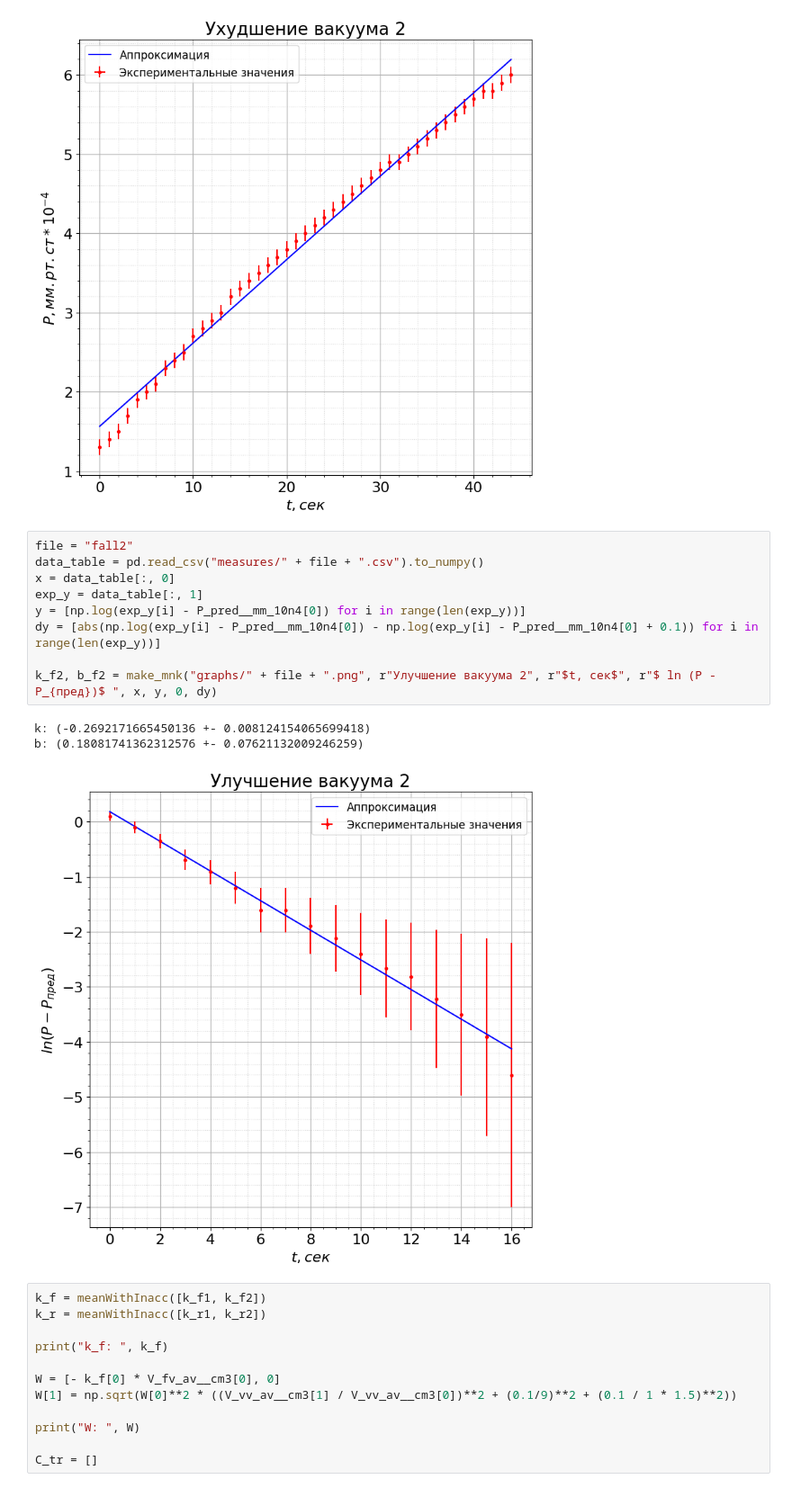
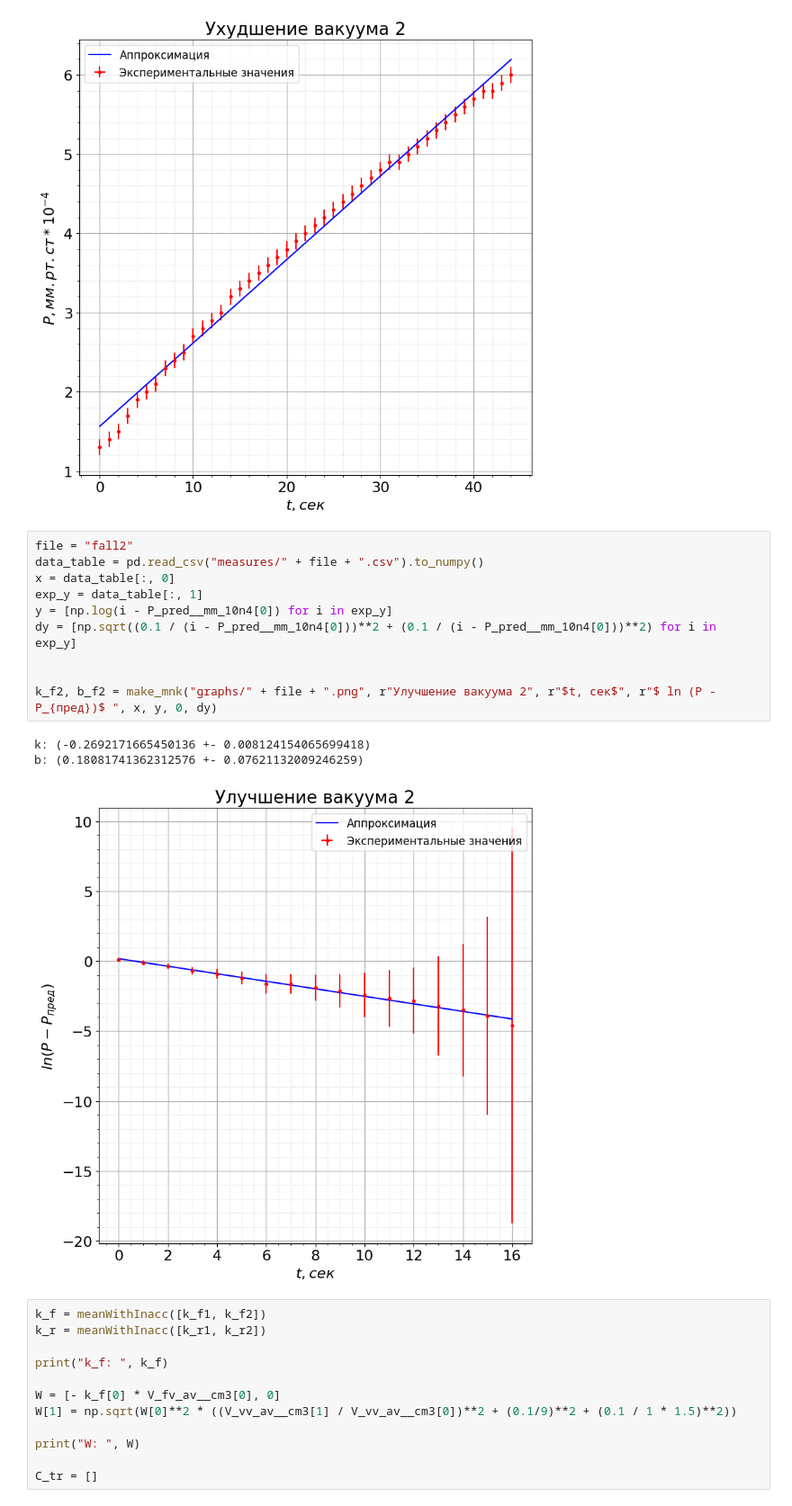
Before and after one commit to victorbaldin56/MIPT_PhysLabs, a Jupyter notebook: 2.3.1/calcs.ipynb, the cells around one changed output. Shown: that part at 90% size. Cells and saved outputs as stored; diff of their text form.

```diff
--- a/2.3.1/calcs.ipynb
+++ b/2.3.1/calcs.ipynb
@@ -164,16 +164,17 @@ b: (1.5643478273939124 +- 0.0374745274915856)
 # %%
 file = "fall2"
 data_table = pd.read_csv("measures/" + file + ".csv").to_numpy()
 x = data_table[:, 0]
 exp_y = data_table[:, 1]
-y = [np.log(exp_y[i] - P_pred__mm_10n4[0]) for i in range(len(exp_y))]
-dy = [abs(np.log(exp_y[i] - P_pred__mm_10n4[0]) - np.log(exp_y[i] - P_pred__mm_10n4[0] + 0.1)) for i in range(len(exp_y))]
+y = [np.log(i - P_pred__mm_10n4[0]) for i in exp_y]
+dy = [np.sqrt((0.1 / (i - P_pred__mm_10n4[0]))**2 + (0.1 / (i - P_pred__mm_10n4[0]))**2) for i in exp_y]
+
 
 k_f2, b_f2 = make_mnk("graphs/" + file + ".png", r"Улучшение вакуума 2", r"$t, сек$", r"$ ln (P - P_{пред})$ ", x, y, 0, dy)
 # %% [output]
 k: (-0.2692171665450136 +- 0.008124154065699418)
 b: (0.18081741362312576 +- 0.07621132009246259)
-[figure, old version]
+[figure, new version]
 # %%
 k_f = meanWithInacc([k_f1, k_f2])
 k_r = meanWithInacc([k_r1, k_r2])
```
Also changed, not shown: parts of 1 cell of this notebook, 4 other files.
